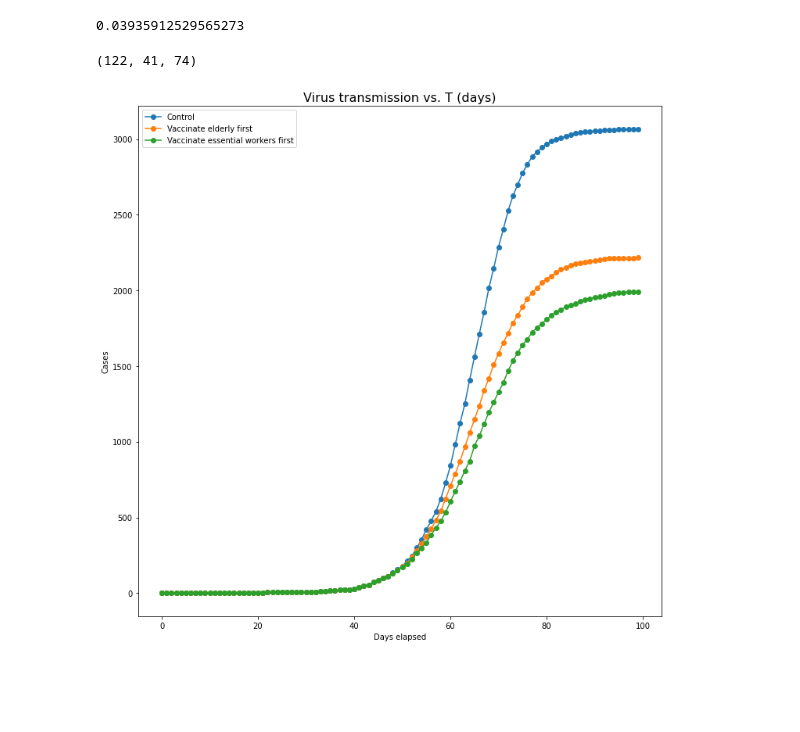
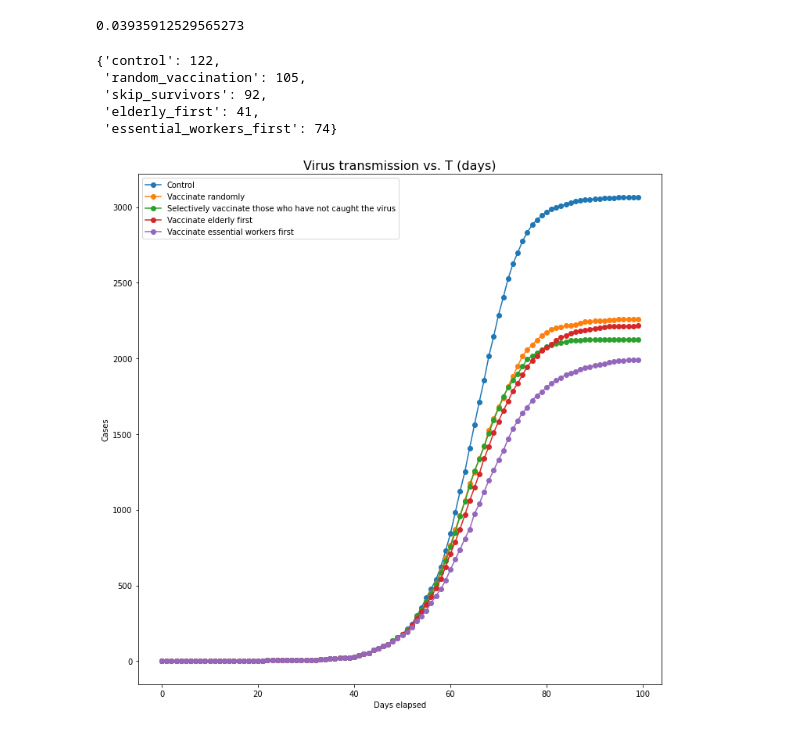
Before and after one commit to wxmann/network, a Jupyter notebook: vaccination.ipynb, the cells around one changed output. Saved outputs shown, nothing was run; the diff lists cells and outputs as text; code cells hidden in the pictures; blank space fills up the shorter version.

Commit message:
add simulations for random vaccination, vaccination targeting those who havent gotten the virus

```diff
--- a/vaccination.ipynb
+++ b/vaccination.ipynb
@@ -173,3 +181,11 @@ def vaccination_order_by_p_death(deaths):
+# %%
+def vaccination_skipping_survivors(runner):
+    nodes = [n for n in graph0.nodes]
+    with fix_random():
+        random.shuffle(nodes)
+    g1 = (n for n in nodes if n not in runner.deaths and n not in runner.survived)
+    g2 = (n for n in nodes if n not in runner.deaths and n not in runner.vaccinated)
+    return chain(g1, g2)
 # %%
 def reset_non_core_edges(transmission):
     graph = transmission.graph
@@ -196,7 +212,7 @@ class VaccineRunner:
         self.deaths = set()
         self.survived = set()
         self.vaccinated = set()
-        self.rollout = rollout(self.deaths)
+        self.rollout = rollout(self)
 
     def __call__(self, transmission):
         while True:
@@ -263,6 +279,30 @@ control = generate_sim(graph0, control_runner)
 result_control = run_simulations(
     control, to=run_to
 )
+# %%
+vaccinate_random_runner = VaccineRunner(
+    rollout=vaccination_random,
+    start_vaccine_day=action_day,
+    daily_vaccinations=daily_vaccinations
+)
+vaccinate_random_order = generate_sim(graph0, vaccinate_random_runner)
+
+result_vaccinate_random = run_simulations(
+    vaccinate_random_order,
+    to=run_to
+)
+# %%
+vaccinate_skip_survivor_runner = VaccineRunner(
+    rollout=vaccination_skipping_survivors,
+    start_vaccine_day=action_day,
+    daily_vaccinations=daily_vaccinations
+)
+vaccinate_skip_survivor = generate_sim(graph0, vaccinate_skip_survivor_runner)
+
+result_skip_survivor = run_simulations(
+    vaccinate_skip_survivor,
+    to=run_to
+)
 # %%
 vaccinate_elderly_first_runner = VaccineRunner(
     rollout=vaccination_order_by_p_death,
@@ -288,9 +328,19 @@ result_essential = run_simulations(
     to=run_to
 )
 # %%
-len(control_runner.deaths), len(vaccinate_elderly_first_runner.deaths), len(vaccinate_essential_first_runner.deaths)
+dict(
+    control=len(control_runner.deaths),
+    random_vaccination=len(vaccinate_random_runner.deaths),
+    skip_survivors=len(vaccinate_skip_survivor_runner.deaths),
+    elderly_first=len(vaccinate_elderly_first_runner.deaths),
+    essential_workers_first=len(vaccinate_essential_first_runner.deaths)
+)
 # %% [output]
-(122, 41, 74)
+{'control': 122,
+ 'random_vaccination': 105,
+ 'skip_survivors': 92,
+ 'elderly_first': 41,
+ 'essential_workers_first': 74}
 # %%
 def sim_sequence(sim, n):
     for i in range(n):
@@ -311,8 +361,10 @@ def plot(results, labels=None):
     plt.ylabel('Cases')
 # %%
 plot(
-    [control, result_elderly, result_essential],
-    ['Control', 'Vaccinate elderly first', 'Vaccinate essential workers first']
+    [control, vaccinate_random_order, result_skip_survivor, result_elderly, result_essential],
+    ['Control', 'Vaccinate randomly', 'Selectively vaccinate those who have not caught the virus',
+     'Vaccinate elderly first', 'Vaccinate essential workers first']
 )
+# plt.ylim([0, 200])
 # %% [output]
-[figure, old version]
+[figure, new version]
```
Also changed, not shown: parts of 3 cells of this notebook.
